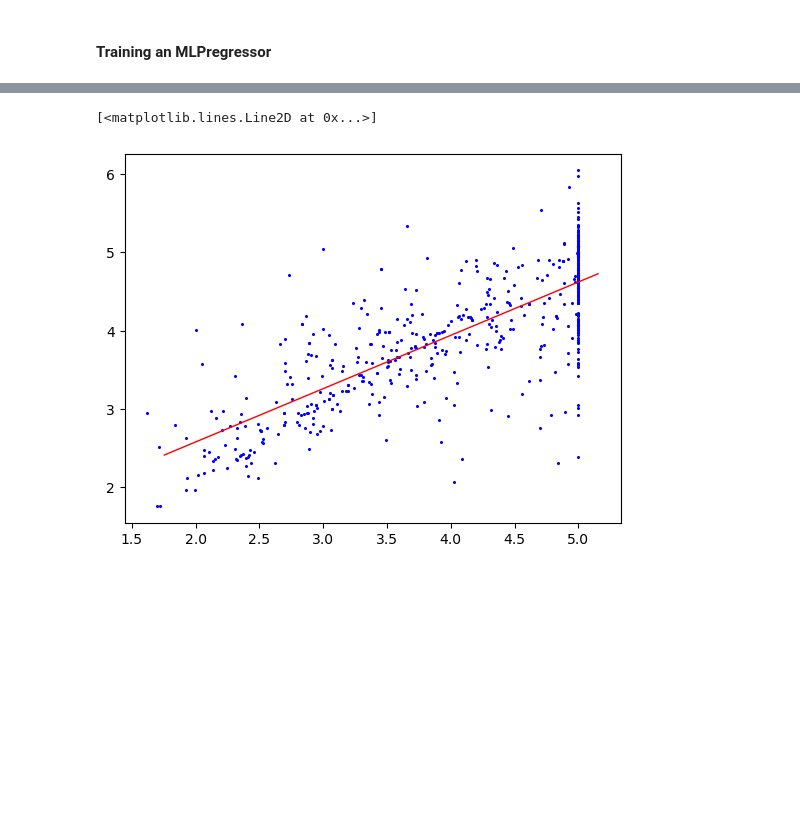
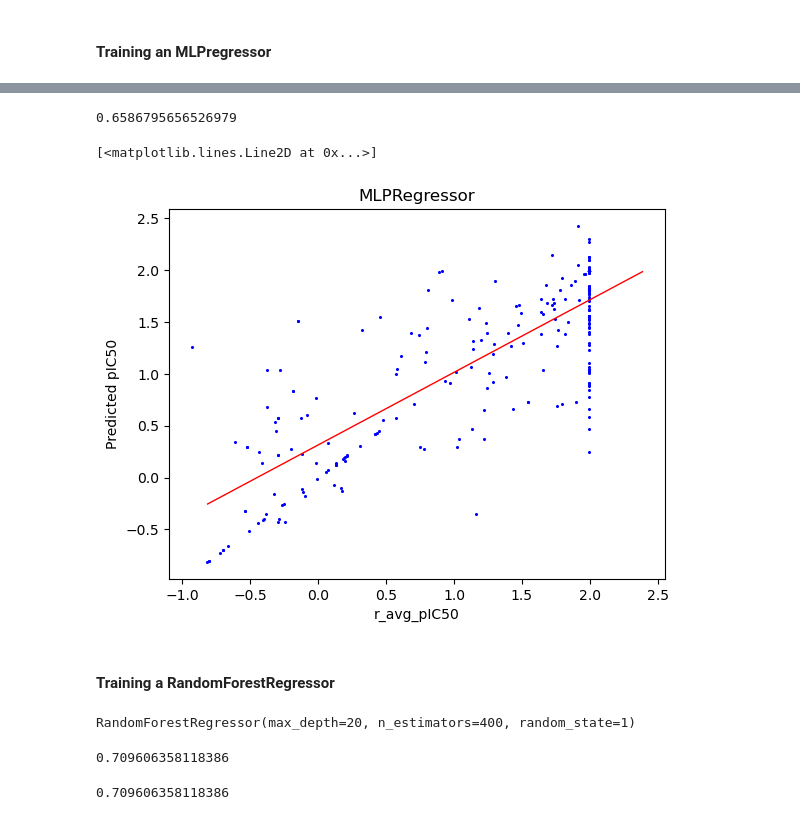
Before and after one commit to mghosh00/MoonshotProject, a Jupyter notebook: mpro_ligands_fp.ipynb, the cells around one changed output, grey strips where cells are left out. Saved outputs shown, nothing was run; the diff lists cells and outputs as text; code cells hidden in the pictures; blank space fills up the shorter version.

```diff
--- a/mpro_ligands_fp.ipynb
+++ b/mpro_ligands_fp.ipynb
@@ -334,7 +414,7 @@ df_encoded.head(1)
 ##### Merge fingerprint data
 # %%
 # Extend the fingerprint with descriptors
-fp_val_cols = ['covalent_warhead_1h'] + nhdr + nha + nhe + hac # define columns to merge
+fp_val_cols =  ['covalent_warhead_1h'] + nhdr + nha + hac_q + nrb_q + rc+ peoe + tpsa + vesa + logp + mw   # define columns to merge # nhe +
 df_encoded['fp_c'] = df_encoded.apply(lambda row: np.append(row['fp'], [row[col] for col in fp_val_cols]), axis=1)
 df_encoded.head(1)
 # %% [output]
@@ -347,6 +428,6 @@ df_encoded['fp_c'][0].shape
 # %% [markdown]
 #### Dealing with inconsistent IC50 values
 # %%
-data_nm = df_encoded[df_encoded.f_avg_IC50 <= 99.5] # no max IC50 values
+data_nm = df_encoded.copy()#[df_encoded.f_avg_IC50 <= 99.99] # no max IC50 values
 data_nm.shape
 # %% [output]
@@ -356,7 +437,8 @@ data_nm.shape
 # %%
 # Create a dataframe with the fingerprints
 fp=data_nm['fp_c'].values.tolist()
-ic50=data_nm['f_avg_IC50'].values
-ic50=np.log10(ic50*1000)
+#ic50=data_nm['f_avg_IC50'].values
+ic50=data_nm['r_avg_IC50'].values
+ic50=np.log10(ic50)
 ic50[:100]
 # %% [output]
@@ -390,8 +472,8 @@ X_train, X_test, y_train, y_test = train_test_split(fp, ic50, test_size=0.3, ran
 # %% [markdown]
 #### Training an MLPregressor
 # %%
-regr = MLPRegressor(random_state=1, max_iter=500,
-                    hidden_layer_sizes=(600, 400, 200),
-                    alpha=1e-5)
+regr = MLPRegressor(random_state=1, max_iter=600,
+                    hidden_layer_sizes=(400, 350, 300),
+                    alpha=1e-4, solver='lbfgs', learning_rate='adaptive')
 regr.fit(X_train, y_train)
 # %% [output]
@@ -406,8 +488,18 @@ r2_score(y_test, test)
+# %%
+regr.score(X_test, y_test)
+# %% [output]
+0.6586795656526979
 # %%
 plt.scatter(y_test, test, color='b', s=1.5)
+# Add axes labels
+plt.xlabel('r_avg_pIC50')
+plt.ylabel('Predicted pIC50')
+plt.title('MLPRegressor')
 m, c = np.polyfit(y_test, test, 1)
-y = np.arange(min(test), np.max(test)-0.8, 0.1)
+y = np.arange(min(test), np.max(test), 0.1)
 plt.plot(y, m*y+c, color='r', linewidth=1)
 # %% [output]
 [<matplotlib.lines.Line2D at 0x...>]
-[figure, old version]
+[figure, new version]
+# %% [markdown]
+#### Training a RandomForestRegressor
@@ -413,0 +508,15 @@ plt.plot(y, m*y+c, color='r', linewidth=1)
+# %%
+regr_f = RandomForestRegressor(n_estimators= 400, max_depth=20, random_state=1)
+regr_f.fit(X_train, y_train)
+# %% [output]
+RandomForestRegressor(max_depth=20, n_estimators=400, random_state=1)
+# %%
+test_f = regr_f.predict(X_test)
+#test
+r2_score(y_test, test_f)
+# %% [output]
+0.709606358118386
+# %%
+regr_f.score(X_test, y_test)
+# %% [output]
+0.709606358118386
```
Also changed, not shown: parts of 25 cells of this notebook.
